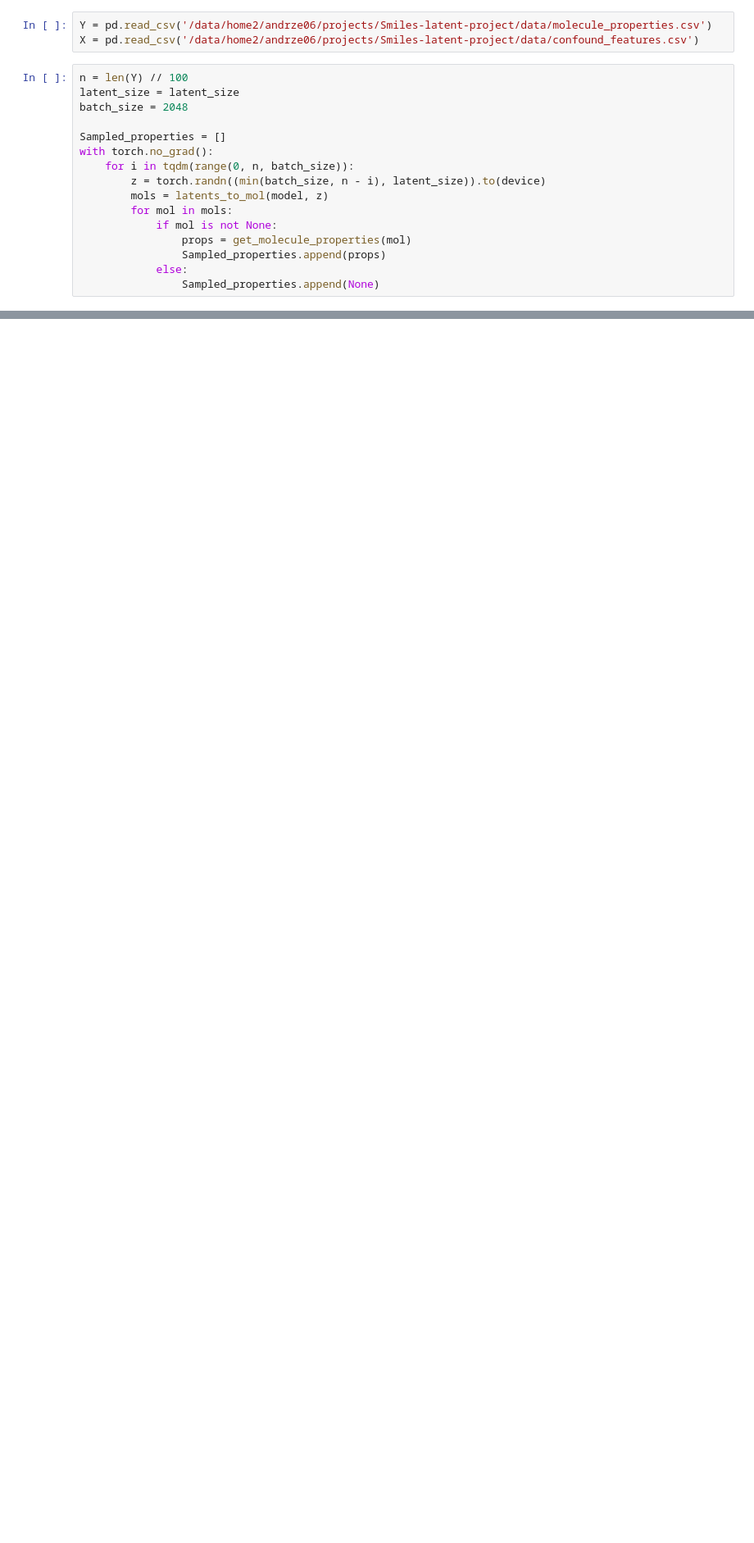
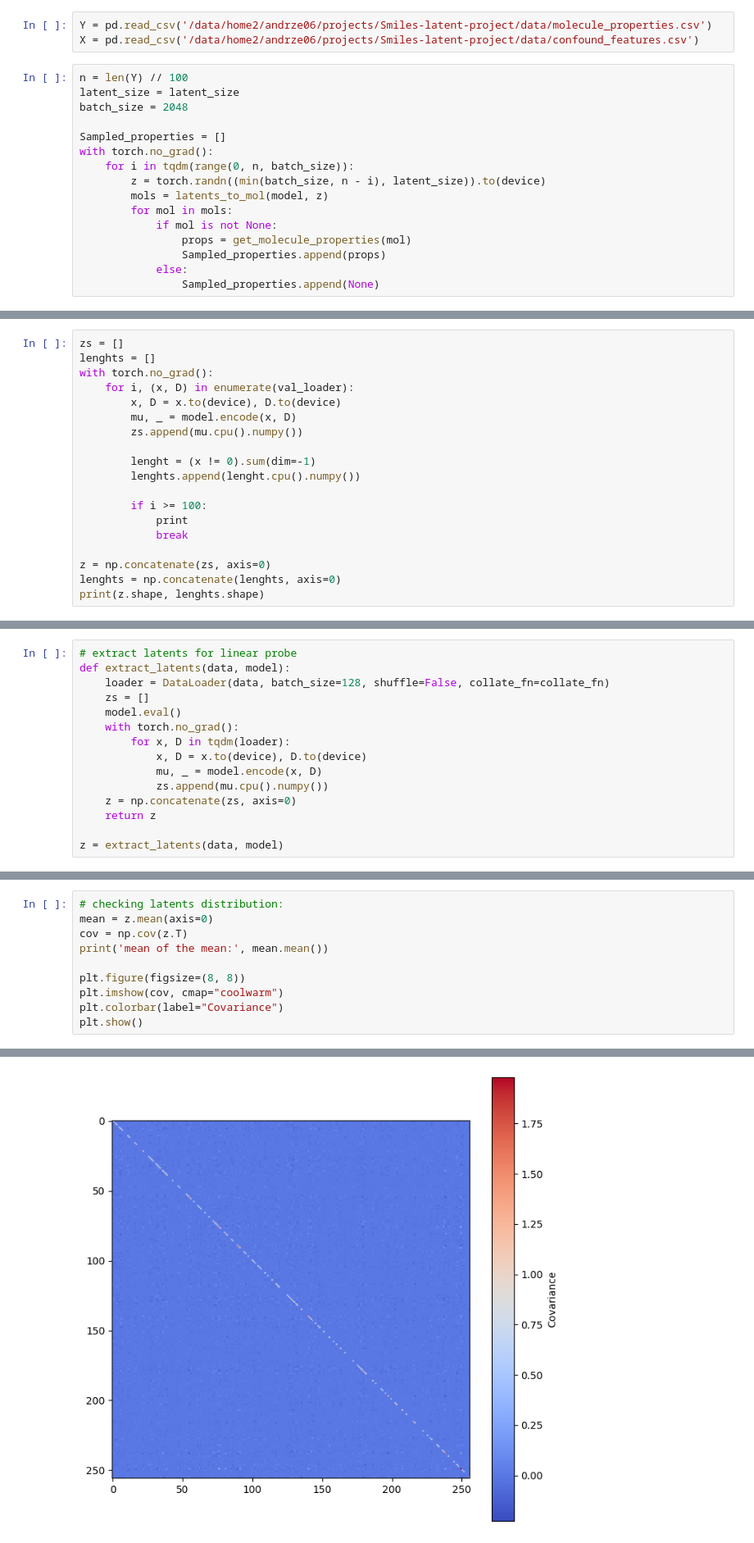
Before and after one commit to JanAndrzejewski050/Graph-Latent-Space, a Jupyter notebook: smilesVAE/notebooks/graphdistance-train.ipynb, the cells around one changed output, grey strips where cells are left out. Shown at 82% size. Cells and saved outputs as stored; diff of their text form; blank space fills up the shorter version.

```diff
--- a/smilesVAE/notebooks/graphdistance-train.ipynb
+++ b/smilesVAE/notebooks/graphdistance-train.ipynb
@@ -821,0 +983,19 @@ plt.show()
+# %%
+zs = []
+lenghts = []
+with torch.no_grad():
+    for i, (x, D) in enumerate(val_loader):
+        x, D = x.to(device), D.to(device)
+        mu, _ = model.encode(x, D)
+        zs.append(mu.cpu().numpy())
+
+        lenght = (x != 0).sum(dim=-1)
+        lenghts.append(lenght.cpu().numpy())
+
+        if i >= 100:
+            print
+            break
+
+z = np.concatenate(zs, axis=0)
+lenghts = np.concatenate(lenghts, axis=0)
+print(z.shape, lenghts.shape)
@@ -821,0 +1021,15 @@ plt.show()
+# %%
+# extract latents for linear probe
+def extract_latents(data, model):
+    loader = DataLoader(data, batch_size=128, shuffle=False, collate_fn=collate_fn)
+    zs = []
+    model.eval()
+    with torch.no_grad():
+        for x, D in tqdm(loader):
+            x, D = x.to(device), D.to(device)
+            mu, _ = model.encode(x, D)
+            zs.append(mu.cpu().numpy())
+    z = np.concatenate(zs, axis=0)
+    return z
+
+z = extract_latents(data, model)
@@ -821,0 +1087,11 @@ plt.show()
+# %%
+# checking latents distribution:
+mean = z.mean(axis=0)
+cov = np.cov(z.T)
+print('mean of the mean:', mean.mean())
+
+plt.figure(figsize=(8, 8))
+plt.imshow(cov, cmap="coolwarm")
+plt.colorbar(label="Covariance")
+plt.show()
+# %% [output]
@@ -821,0 +1099 @@ plt.show()
+[figure, added]
```
Also changed, not shown: parts of 12 cells of this notebook, 1 other file.
